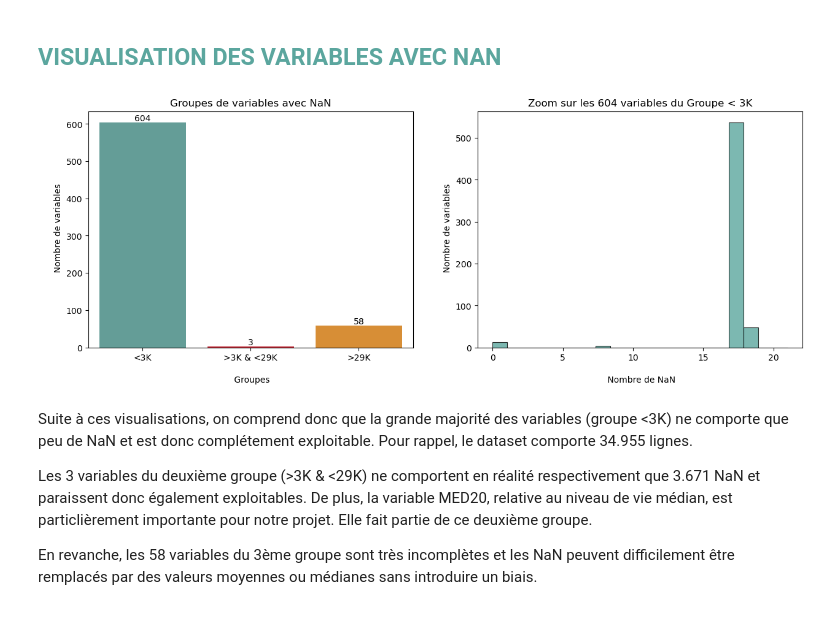
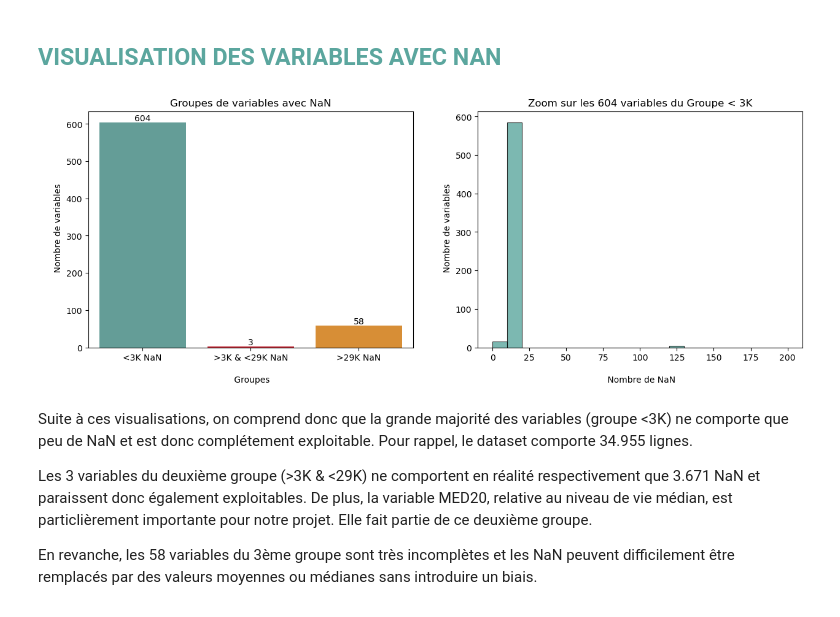
Before and after one commit to Mariehf64/fev23cda_french_industry, a Jupyter notebook: notebooks/Dataset 2020 - Etude des corrélations et ML TP6020.ipynb, the cells around one changed output. Drawn from its saved outputs; the diff is of its cells as text; code cells hidden in the pictures.

```diff
--- a/notebooks/Dataset 2020 - Etude des corrélations et ML TP6020.ipynb
+++ b/notebooks/Dataset 2020 - Etude des corrélations et ML TP6020.ipynb
@@ -37,10 +37,11 @@ plt.show()
 #ouverture du déscriptif des variables et création d'un dictionnaire pour utilisation ultérieure
 desc_var = pd.read_csv('../files/description_variables.csv', sep=';')
 desc_var_dic = dict(list(zip(desc_var['CODVAR'], desc_var['Description'])))
+theme_var_dic = dict(list(zip(desc_var['CODVAR'], desc_var['thème'])))
 # %% [markdown]
 # <font color='#5BA69E'>IMPORT DATASET 2020 ET EXPLORATION</font> ##
 # %%
-df = pd.read_csv('../files/all_content_2020_v5.csv')
+df = pd.read_csv('../files/all_content_2020_v5.csv', dtype={'CODGEO': 'string'})
 # %%
 df.shape
 # %% [output]
@@ -180,9 +181,12 @@ df_isna = pd.DataFrame(df.isna().sum().sort_values(ascending=False))
 
 #Ajout des descriptions des variables pour une meilleure compréhension
 df_isna['desc'] = df_isna.index.map(desc_var_dic)
+df_isna['theme'] = df_isna.index.map(theme_var_dic)
+
 
 #Optimisation du nom des colonnes
-df_isna.columns = ['isNa', 'desc']
+df_isna.columns = ['isNa', 'desc', 'theme']
+df_isna.to_excel('../files/var_desc_et_nan.xlsx')
 
 #On ne garde dans les dataframes que les colonnes présentant des NaN
 df_isna = df_isna[df_isna.isNa > 0]
@@ -218,39 +222,39 @@ On peut à priori les diviser en 3 groupes :
 - Groupe < 3K NaN
 # %%
 #Ajout d'une catégorisation en 3 groupes
-df_isna['NaN_cat'] = pd.cut(df_isna.isNa, [0,3000,29000,36000], labels=['<3K', '>3K & <29K', '>29K'])
+df_isna['NaN_cat'] = pd.cut(df_isna.isNa, [0,3000,29000,36000], labels=['<3K NaN', '>3K & <29K NaN', '>29K NaN'])
 # %% [markdown]
 ## <font color='#5BA69E'>VISUALISATION DES VARIABLES AVEC NAN ##
 # %%
 plt.figure(figsize=(15,5))
 
 plt.subplot(121)
 ax = sns.countplot(data=df_isna, x='NaN_cat', palette =["#5BA69E","#D91122",  "#F2911B"])
 for container in ax.containers:
     ax.bar_label(container)
 
 plt.xlabel('\n Groupes')
 plt.ylabel('\n Nombre de variables')
 plt.title('Groupes de variables avec NaN')
 plt.subplot(122)
 
 plt.hist(df_isna.isNa,
                  bins= 20,
-                 range = (0, 21),
+                 range = (0, 200),
                  edgecolor='black',
                  color="#5BA69E",
                  linewidth=0.8,
                  alpha=0.8
                 )
 
 
 plt.xlabel('\n Nombre de NaN')
 plt.ylabel('\n Nombre de variables')
 plt.title('Zoom sur les 604 variables du Groupe < 3K')
 
 plt.show()
 # %% [output]
-[figure, old version]
+[figure, new version]
 # %% [markdown]
 Suite à ces visualisations, on comprend donc que la grande majorité des variables (groupe <3K) ne comporte que peu de NaN et est donc complétement exploitable. Pour rappel, le dataset comporte 34.955 lignes.
 
```
Also changed, not shown: parts of 2 cells of this notebook, 3 other files.
